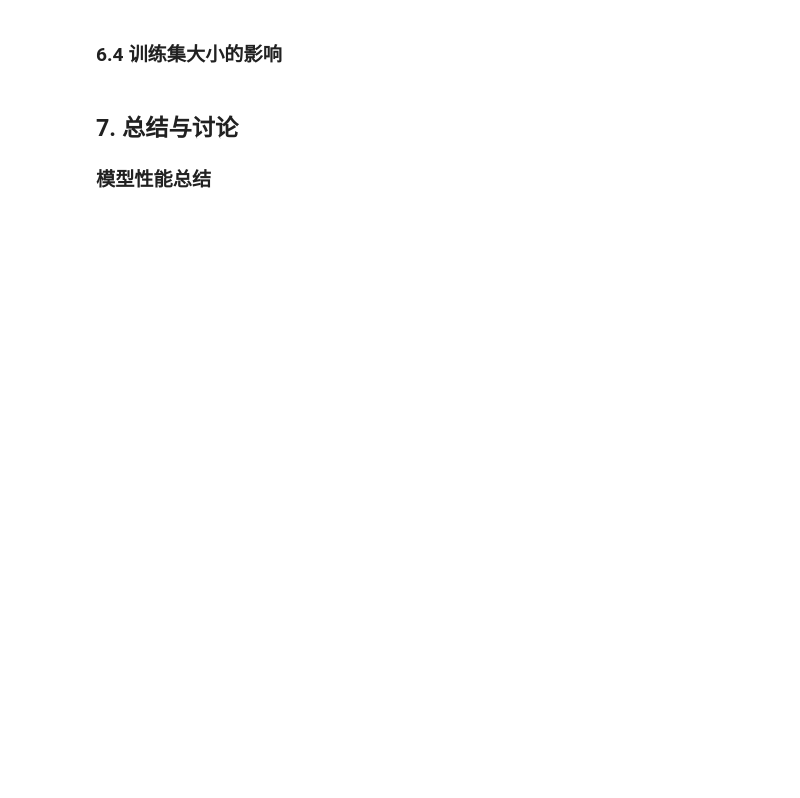
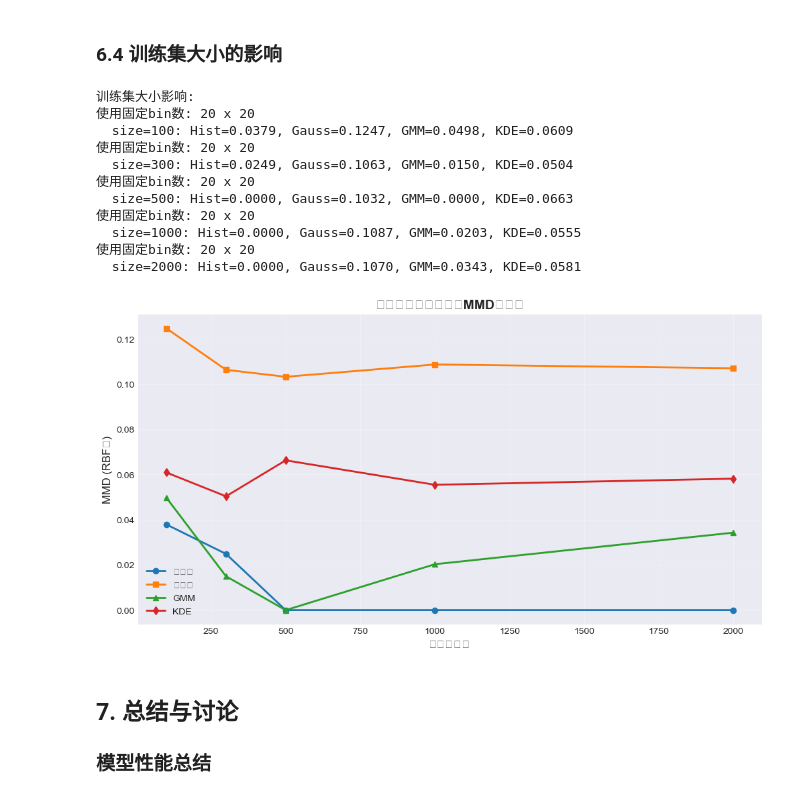
Before and after one commit to sena1818/GNNs, a Jupyter notebook: sheet/sheet_1/Two_Dimensionaldata.ipynb, the cells around one changed output. Cells and saved outputs as stored; diff of their text form; code cells hidden in the pictures; blank space fills up the shorter version.

```diff
--- a/sheet/sheet_1/Two_Dimensionaldata.ipynb
+++ b/sheet/sheet_1/Two_Dimensionaldata.ipynb
@@ -681,43 +958,56 @@ mmd_results_size = {
 
 print("\n训练集大小影响:")
 for size in train_sizes:
-    X_train_sub, _ = generate_data(n_samples=size, noise=0.1)
+    X_train_sub, _ = make_moons(n_samples=size, noise=0.1)
 
     # 直方图
-    model_hist = Histogram2D(n_bins=20).fit(X_train_sub)
+    model_hist = Histogram(n_bins=20).fit(X_train_sub)
     mmd_hist = compute_mmd(X_test, model_hist.sample(1000), kernel='rbf', gamma=1.0)
 
     # 单高斯
     model_gauss = SingleGaussian().fit(X_train_sub)
     mmd_gauss = compute_mmd(X_test, model_gauss.sample(1000), kernel='rbf', gamma=1.0)
 
     # GMM
     model_gmm = GaussianMixtureModel(n_components=4, max_iter=50).fit(X_train_sub)
     mmd_gmm = compute_mmd(X_test, model_gmm.sample(1000), kernel='rbf', gamma=1.0)
 
     # KDE
     model_kde = KernelDensityEstimator(bandwidth=0.3).fit(X_train_sub)
     mmd_kde = compute_mmd(X_test, model_kde.sample(1000), kernel='rbf', gamma=1.0)
 
     mmd_results_size['size'].append(size)
     mmd_results_size['hist_mmd'].append(mmd_hist)
     mmd_results_size['gaussian_mmd'].append(mmd_gauss)
     mmd_results_size['gmm_mmd'].append(mmd_gmm)
     mmd_results_size['kde_mmd'].append(mmd_kde)
 
     print(f"  size={size}: Hist={mmd_hist:.4f}, Gauss={mmd_gauss:.4f}, GMM={mmd_gmm:.4f}, KDE={mmd_kde:.4f}")
 
 plt.figure(figsize=(12, 6))
 plt.plot(mmd_results_size['size'], mmd_results_size['hist_mmd'], 'o-', label='直方图', linewidth=2)
 plt.plot(mmd_results_size['size'], mmd_results_size['gaussian_mmd'], 's-', label='单高斯', linewidth=2)
 plt.plot(mmd_results_size['size'], mmd_results_size['gmm_mmd'], '^-', label='GMM', linewidth=2)
 plt.plot(mmd_results_size['size'], mmd_results_size['kde_mmd'], 'd-', label='KDE', linewidth=2)
 plt.xlabel('训练集大小', fontsize=12)
 plt.ylabel('MMD (RBF核)', fontsize=12)
 plt.title('训练集大小对各模型MMD的影响', fontsize=14, fontweight='bold')
 plt.legend()
 plt.grid(True, alpha=0.3)
 plt.show()
+# %% [output]
+训练集大小影响:
+使用固定bin数: 20 x 20
+  size=100: Hist=0.0379, Gauss=0.1247, GMM=0.0498, KDE=0.0609
+使用固定bin数: 20 x 20
+  size=300: Hist=0.0249, Gauss=0.1063, GMM=0.0150, KDE=0.0504
+使用固定bin数: 20 x 20
+  size=500: Hist=0.0000, Gauss=0.1032, GMM=0.0000, KDE=0.0663
+使用固定bin数: 20 x 20
+  size=1000: Hist=0.0000, Gauss=0.1087, GMM=0.0203, KDE=0.0555
+使用固定bin数: 20 x 20
+  size=2000: Hist=0.0000, Gauss=0.1070, GMM=0.0343, KDE=0.0581
+[figure, added]
 # %% [markdown]
 ## 7. 总结与讨论
 ### 模型性能总结
```
Also changed, not shown: parts of 13 cells of this notebook.
